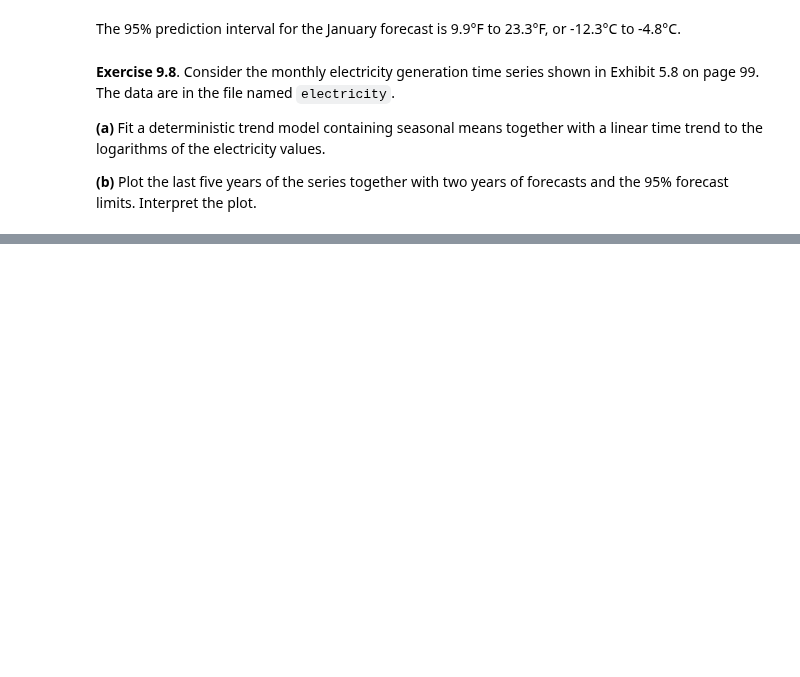
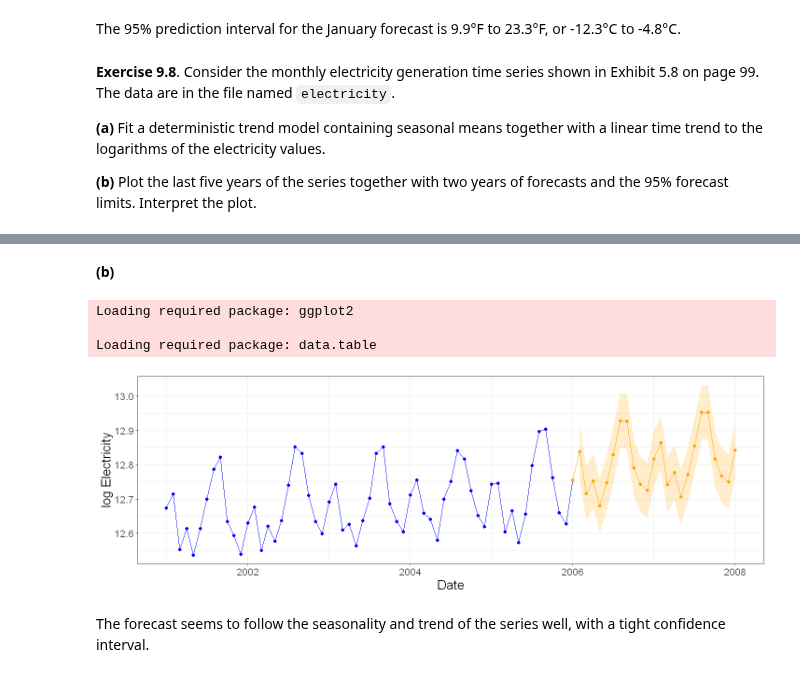
Before and after one commit to telmo-correa/time-series-analysis, a Jupyter notebook: R/Chapter 09 (Ex 01 - 10) - Forecasting.ipynb, the cells around one changed output, grey strips where cells are left out. Drawn from its saved outputs; the diff is of its cells as text; code cells hidden in the pictures; blank space fills up the shorter version.

```diff
--- a/R/Chapter 09 (Ex 01 - 10) - Forecasting.ipynb
+++ b/R/Chapter 09 (Ex 01 - 10) - Forecasting.ipynb
@@ -306,0 +321,8 @@ The 95% prediction interval for the January forecast is 9.9°F to 23.3°F, or -1
+# %%
+data <- read.table("../data/electricity.dat", header=TRUE)
+data['date'] = time(zooreg(1:nrow(data), as.yearmon("1973-01"), freq = 12))
+data['t'] = as.numeric(format(data[['date']], "%Y")) + as.numeric(format(data[['date']], "%m"))/12
+data['month'] = as.factor(format(data[['date']], "%m"))
+# %%
+model = lm(log(electricity)~ t + month, data=data)
+summary(model)
@@ -306,0 +347,44 @@ The 95% prediction interval for the January forecast is 9.9°F to 23.3°F, or -1
+# %% [markdown]
+**(b)**
+# %%
+sigma_e = summary(model)$sigma
+z = qnorm(0.975)
+# %%
+require(ggplot2)
+require(data.table)
+# %% [output]
+Loading required package: ggplot2
+
+Loading required package: data.table
+# %%
+t = time(zooreg(1:(2*12), as.yearmon("2006-01"), freq = 12))
+new_data = data.table(
+    'date' = t,
+    't' = as.numeric(format(t, "%Y")) + as.numeric(format(t, "%m"))/12,
+    'month' = as.factor(format(t, "%m"))
+)
+new_data[, 'electricity' := exp(predict.lm(model, new_data))]
+# %%
+options(repr.plot.width=12, repr.plot.height=4)
+
+index = data['t'] >= 2001
+
+# Prepend last element so line is continuous
+plot_data = rbind(last(data), new_data)
+
+ggplot() +
+  geom_line(aes(x=data[['t']][index], y=log(data[['electricity']][index])), color='blue') +
+  geom_point(aes(x=data[['t']][index], y=log(data[['electricity']][index])), color='blue') +
+  geom_line(aes(x=plot_data[['t']], y=log(plot_data[['electricity']])), color='orange') +
+  geom_point(aes(x=plot_data[['t']], y=log(plot_data[['electricity']])), color='orange') +
+  geom_ribbon(aes(
+      x=new_data[['t']],
+      ymin=log(new_data[['electricity']]) - z * sigma_e,
+      ymax=log(new_data[['electricity']]) + z * sigma_e
+  ), fill='orange', alpha=0.2) +
+  xlab('Date') + ylab('log Electricity') +
+  theme_bw() + theme(text = element_text(size=16))
+# %% [output]
+[figure, added]
+# %% [markdown]
+The forecast seems to follow the seasonality and trend of the series well, with a tight confidence interval.
```
Also changed, not shown: parts of 16 cells of this notebook, 1 other file.
